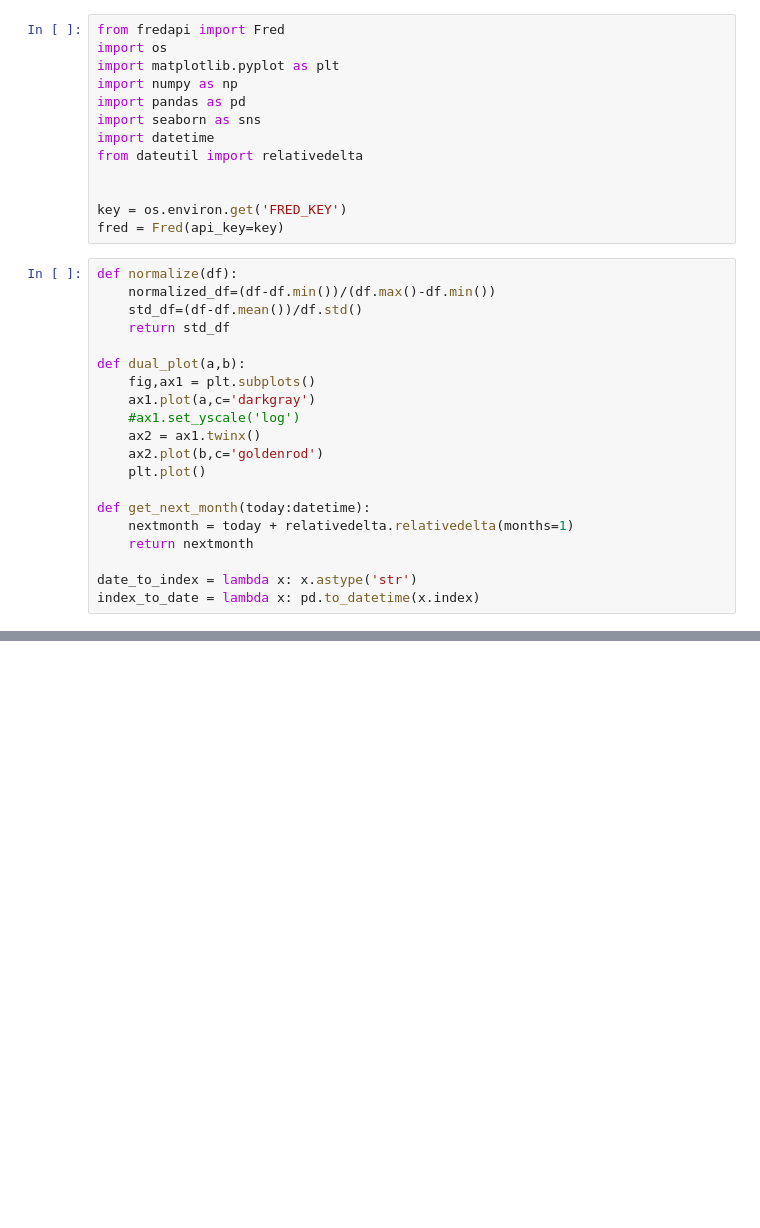
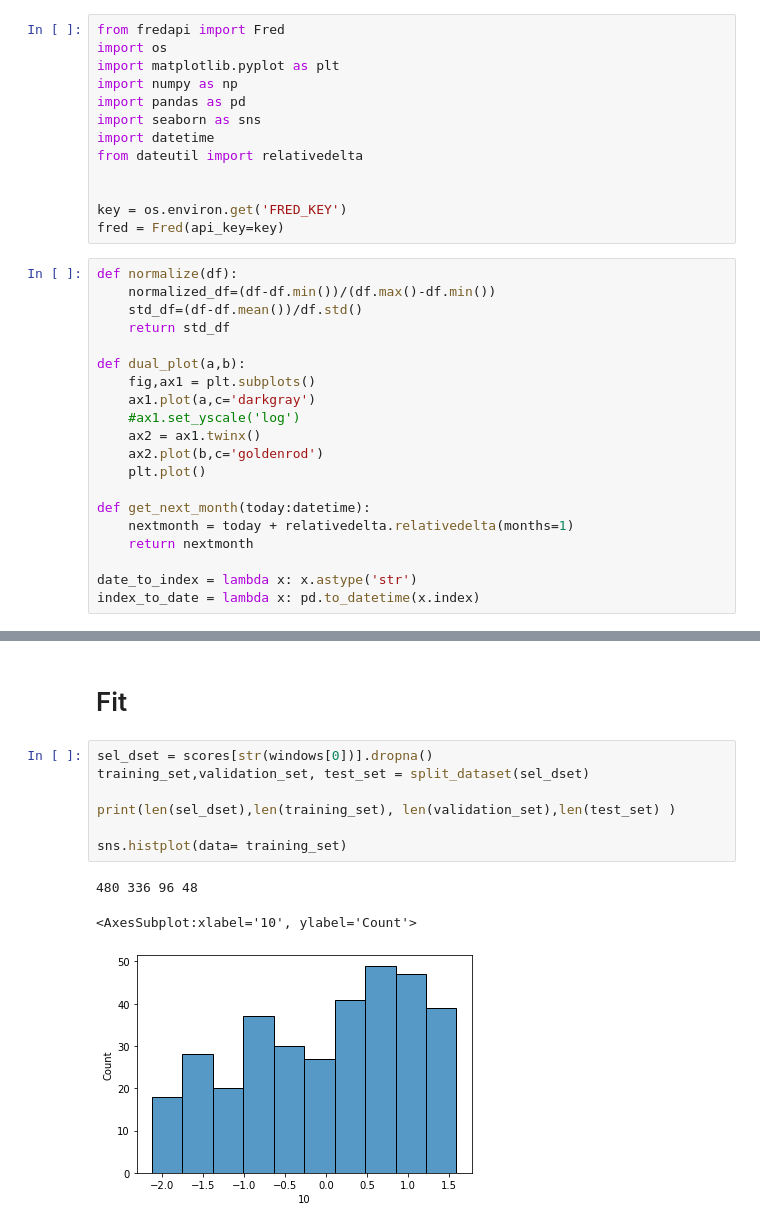
Before and after one commit to pathces-gone/study-python-stock, a Jupyter notebook: AssetAllocationV2/scartch-fred.ipynb, the cells around one changed output, grey strips where cells are left out. Drawn from its saved outputs; the diff is of its cells as text; blank space fills up the shorter version.

```diff
--- a/AssetAllocationV2/scartch-fred.ipynb
+++ b/AssetAllocationV2/scartch-fred.ipynb
@@ -148,0 +98,13 @@ plt.plot(x,y_axis0,lw=3)
+# %% [markdown]
+# Fit
+# %%
+sel_dset = scores[str(windows[0])].dropna()
+training_set,validation_set, test_set = split_dataset(sel_dset)
+
+print(len(sel_dset),len(training_set), len(validation_set),len(test_set) )
+
+sns.histplot(data= training_set)
+# %% [output]
+480 336 96 48
+<AxesSubplot:xlabel='10', ylabel='Count'>
+[figure, added]
```
Also changed, not shown: parts of 15 cells of this notebook, 1 other file.
